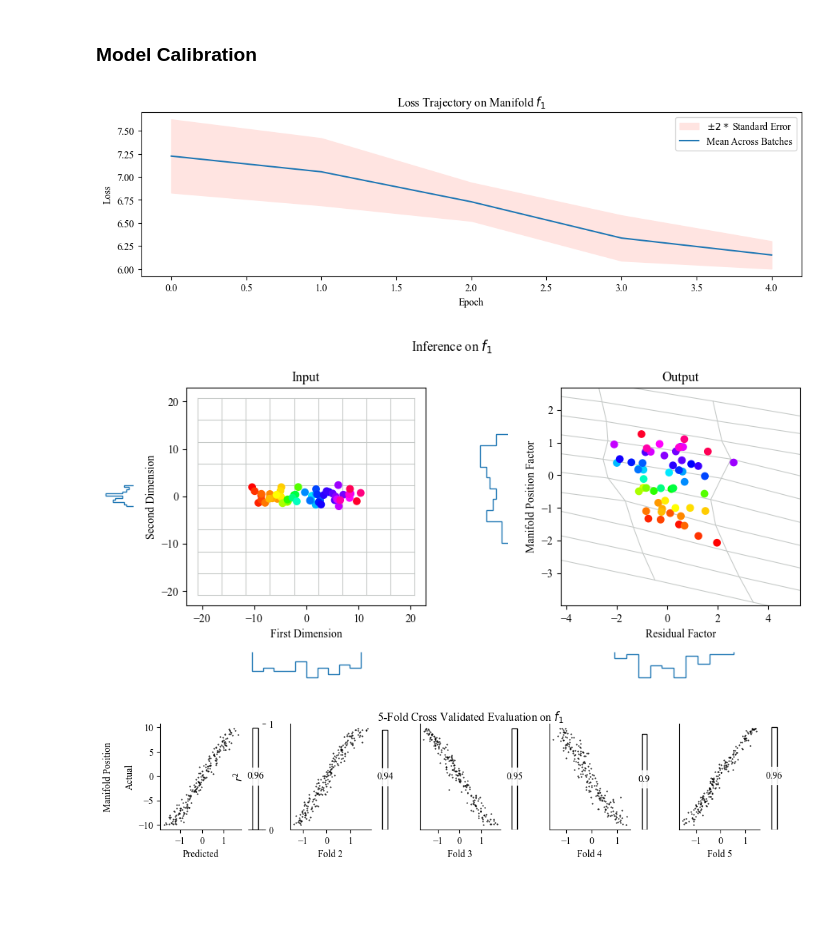
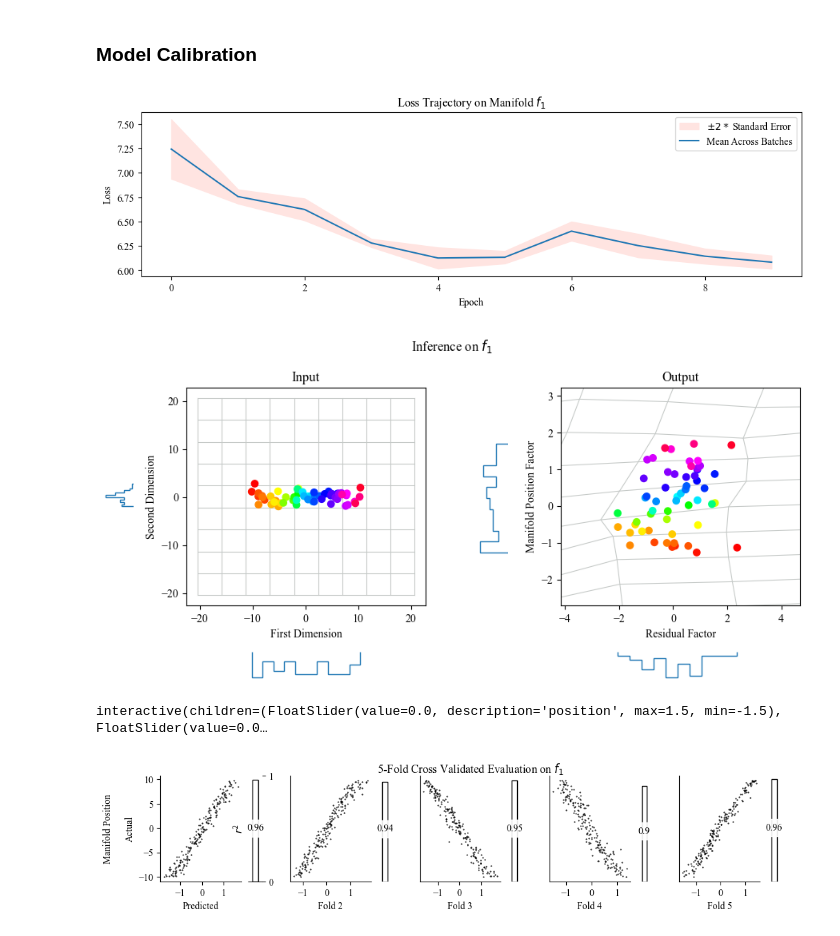
Before and after one commit to TimHenry1995/gyoza, a Jupyter notebook: src/gyoza/scripts/manifolds.ipynb, the cells around one changed output. Drawn from its saved outputs; the diff is of its cells as text; code cells hidden in the pictures; blank space fills up the shorter version.

```diff
--- a/src/gyoza/scripts/manifolds.ipynb
+++ b/src/gyoza/scripts/manifolds.ipynb
@@ -513,20 +511,24 @@ plot_instance_pairs(S=S_star, Z_ab=Z_ab[:3,:,:], Y_ab=Y_ab[:3,:], manifold_funct
 # %%
 # Create network
 reset_random_number_generators(seed=247) # Reproducability
 network = create_network(Z_sample=Z[np.random.choice(M, size=128)])
 network.compile(optimizer=tf.keras.optimizers.Adam(learning_rate=0.05))
 
 # Calibrate network
-batch_size = 128
+batch_size = 256
 iterator = mdis.volatile_factorized_pair_iterator(X=Z, Y=Y, batch_size=batch_size, similarity_function=similarity_function)
-epoch_loss_means, epoch_loss_standard_deviations = network.fit(iterator=iterator, epoch_count=5, batch_count=M//batch_size)
+epoch_loss_means, epoch_loss_standard_deviations = network.fit(iterator=iterator, epoch_count=10, batch_count=M//batch_size)
 plot_loss_trajectory(epoch_loss_means=epoch_loss_means, epoch_loss_standard_deviations=epoch_loss_standard_deviations, manifold_name=manifold_name)
 # %% [output]
-[figure, old version]
+[figure, new version]
 # %%
 plot_input_output(network, S_range = [np.min(S), np.max(S)], manifold_function=manifold_function, noise_strength=noise_strength, manifold_name=manifold_name)
 # %% [output]
-[figure, old version]
+[figure, new version]
+# %%
+interact(plot_inverse_point, position=(-1.5,1.5,0.1), residual=(-1.5,1.5,0.1), S=fixed(S_star), network=fixed(network), manifold_function=fixed(manifold_function), manifold_name=fixed(manifold_name));
+# %% [output]
+interactive(children=(FloatSlider(value=0.0, description='position', max=1.5, min=-1.5), FloatSlider(value=0.0…
 # %%
 # Cross validate model behaviour
 reset_random_number_generators(seed=620) # Reproducability
```
Also changed, not shown: parts of 8 cells of this notebook.
